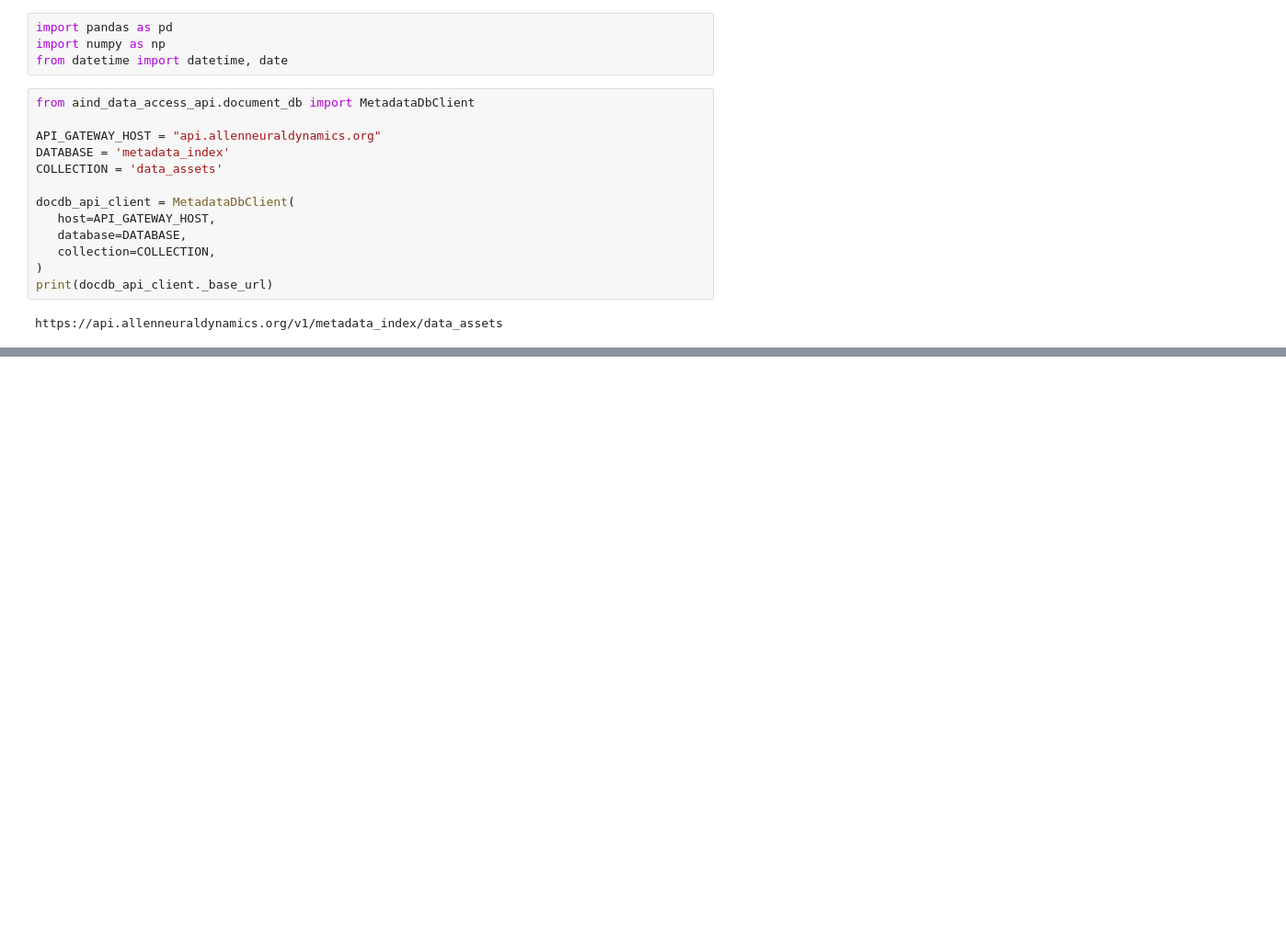
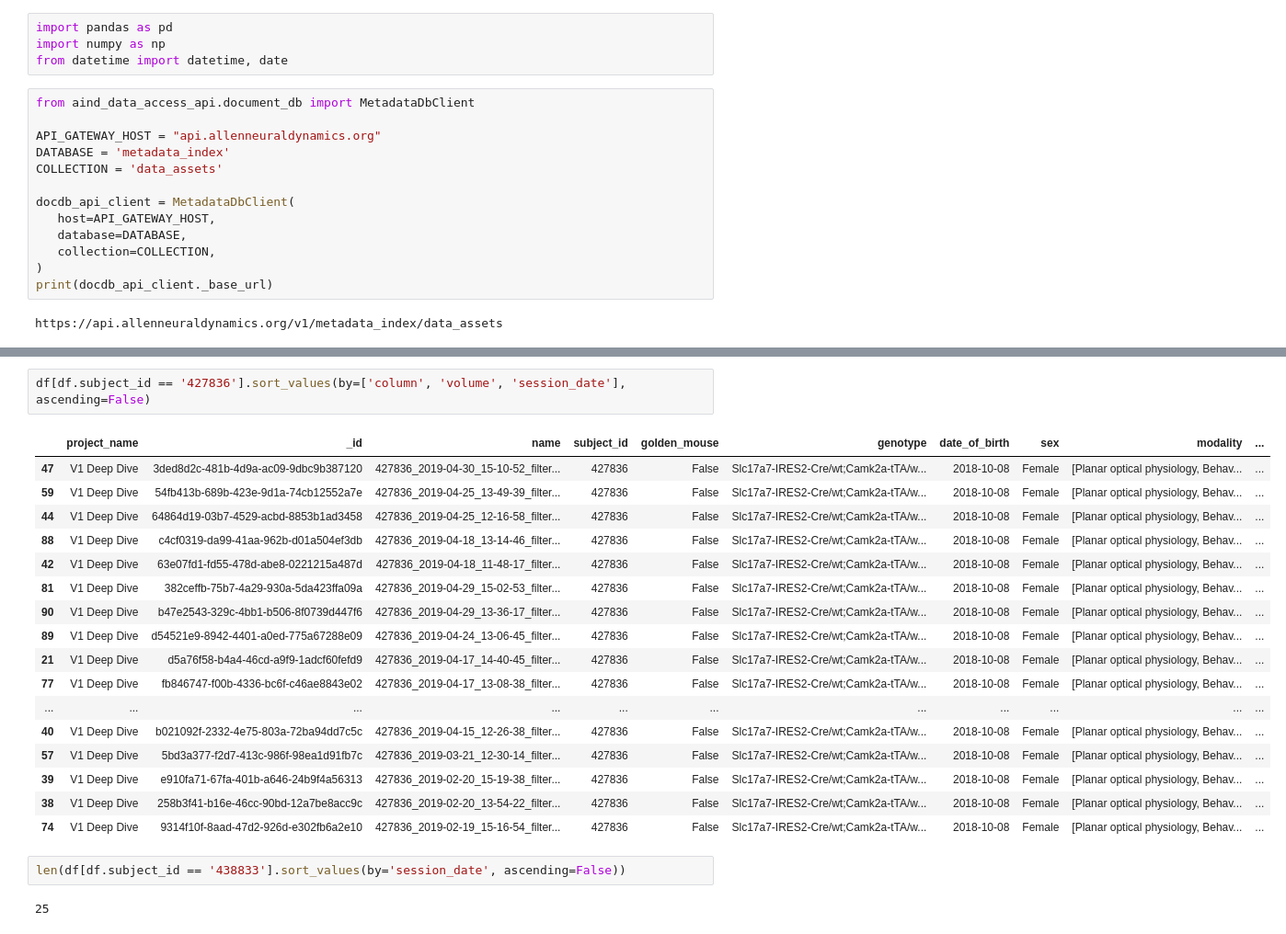
Before and after one commit to AllenSWDB/SWDB_Data_Intro, a Jupyter notebook: code/metadata/V1DD_metadata.ipynb, the cells around one changed output, grey strips where cells are left out. Shown at 92% size. Cells and saved outputs as stored; diff of their text form; blank space fills up the shorter version.

```diff
--- a/code/metadata/V1DD_metadata.ipynb
+++ b/code/metadata/V1DD_metadata.ipynb
@@ -81,0 +139,24 @@ len(test)
+# %%
+df[df.subject_id == '427836'].sort_values(by=['column', 'volume', 'session_date'], ascending=False)
+# %% [output]
+|  | project_name | _id | name | subject_id | golden_mouse | genotype | date_of_birth | sex | modality | ... |
+| 47 | V1 Deep Dive | 3ded8d2c-481b-4d9a-ac09-9dbc9b387120 | 427836_2019-04-30_15-10-52_filter... | 427836 | False | Slc17a7-IRES2-Cre/wt;Camk2a-tTA/w... | 2018-10-08 | Female | [Planar optical physiology, Behav... | ... |
+| 59 | V1 Deep Dive | 54fb413b-689b-423e-9d1a-74cb12552a7e | 427836_2019-04-25_13-49-39_filter... | 427836 | False | Slc17a7-IRES2-Cre/wt;Camk2a-tTA/w... | 2018-10-08 | Female | [Planar optical physiology, Behav... | ... |
+| 44 | V1 Deep Dive | 64864d19-03b7-4529-acbd-8853b1ad3458 | 427836_2019-04-25_12-16-58_filter... | 427836 | False | Slc17a7-IRES2-Cre/wt;Camk2a-tTA/w... | 2018-10-08 | Female | [Planar optical physiology, Behav... | ... |
+| 88 | V1 Deep Dive | c4cf0319-da99-41aa-962b-d01a504ef3db | 427836_2019-04-18_13-14-46_filter... | 427836 | False | Slc17a7-IRES2-Cre/wt;Camk2a-tTA/w... | 2018-10-08 | Female | [Planar optical physiology, Behav... | ... |
+| 42 | V1 Deep Dive | 63e07fd1-fd55-478d-abe8-0221215a487d | 427836_2019-04-18_11-48-17_filter... | 427836 | False | Slc17a7-IRES2-Cre/wt;Camk2a-tTA/w... | 2018-10-08 | Female | [Planar optical physiology, Behav... | ... |
+| 81 | V1 Deep Dive | 382ceffb-75b7-4a29-930a-5da423ffa09a | 427836_2019-04-29_15-02-53_filter... | 427836 | False | Slc17a7-IRES2-Cre/wt;Camk2a-tTA/w... | 2018-10-08 | Female | [Planar optical physiology, Behav... | ... |
+| 90 | V1 Deep Dive | b47e2543-329c-4bb1-b506-8f0739d447f6 | 427836_2019-04-29_13-36-17_filter... | 427836 | False | Slc17a7-IRES2-Cre/wt;Camk2a-tTA/w... | 2018-10-08 | Female | [Planar optical physiology, Behav... | ... |
+| 89 | V1 Deep Dive | d54521e9-8942-4401-a0ed-775a67288e09 | 427836_2019-04-24_13-06-45_filter... | 427836 | False | Slc17a7-IRES2-Cre/wt;Camk2a-tTA/w... | 2018-10-08 | Female | [Planar optical physiology, Behav... | ... |
+| 21 | V1 Deep Dive | d5a76f58-b4a4-46cd-a9f9-1adcf60fefd9 | 427836_2019-04-17_14-40-45_filter... | 427836 | False | Slc17a7-IRES2-Cre/wt;Camk2a-tTA/w... | 2018-10-08 | Female | [Planar optical physiology, Behav... | ... |
+| 77 | V1 Deep Dive | fb846747-f00b-4336-bc6f-c46ae8843e02 | 427836_2019-04-17_13-08-38_filter... | 427836 | False | Slc17a7-IRES2-Cre/wt;Camk2a-tTA/w... | 2018-10-08 | Female | [Planar optical physiology, Behav... | ... |
+| ... | ... | ... | ... | ... | ... | ... | ... | ... | ... | ... |
+| 40 | V1 Deep Dive | b021092f-2332-4e75-803a-72ba94dd7c5c | 427836_2019-04-15_12-26-38_filter... | 427836 | False | Slc17a7-IRES2-Cre/wt;Camk2a-tTA/w... | 2018-10-08 | Female | [Planar optical physiology, Behav... | ... |
+| 57 | V1 Deep Dive | 5bd3a377-f2d7-413c-986f-98ea1d91fb7c | 427836_2019-03-21_12-30-14_filter... | 427836 | False | Slc17a7-IRES2-Cre/wt;Camk2a-tTA/w... | 2018-10-08 | Female | [Planar optical physiology, Behav... | ... |
+| 39 | V1 Deep Dive | e910fa71-67fa-401b-a646-24b9f4a56313 | 427836_2019-02-20_15-19-38_filter... | 427836 | False | Slc17a7-IRES2-Cre/wt;Camk2a-tTA/w... | 2018-10-08 | Female | [Planar optical physiology, Behav... | ... |
+| 38 | V1 Deep Dive | 258b3f41-b16e-46cc-90bd-12a7be8acc9c | 427836_2019-02-20_13-54-22_filter... | 427836 | False | Slc17a7-IRES2-Cre/wt;Camk2a-tTA/w... | 2018-10-08 | Female | [Planar optical physiology, Behav... | ... |
+| 74 | V1 Deep Dive | 9314f10f-8aad-47d2-926d-e302fb6a2e10 | 427836_2019-02-19_15-16-54_filter... | 427836 | False | Slc17a7-IRES2-Cre/wt;Camk2a-tTA/w... | 2018-10-08 | Female | [Planar optical physiology, Behav... | ... |
+# %%
+len(df[df.subject_id == '438833'].sort_values(by='session_date', ascending=False))
+# %% [output]
+25
```
Also changed, not shown: parts of 11 cells of this notebook, 3 other files.
